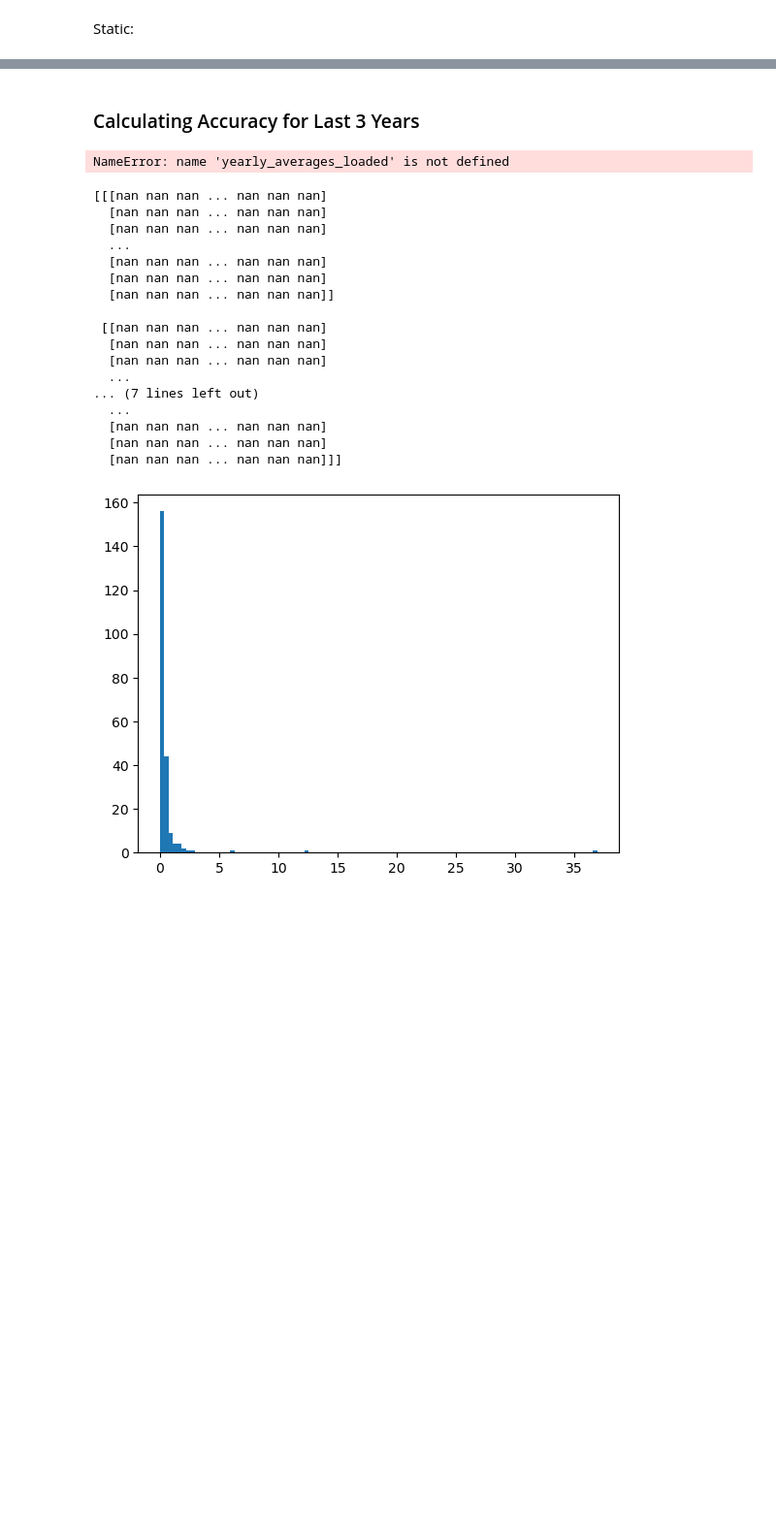
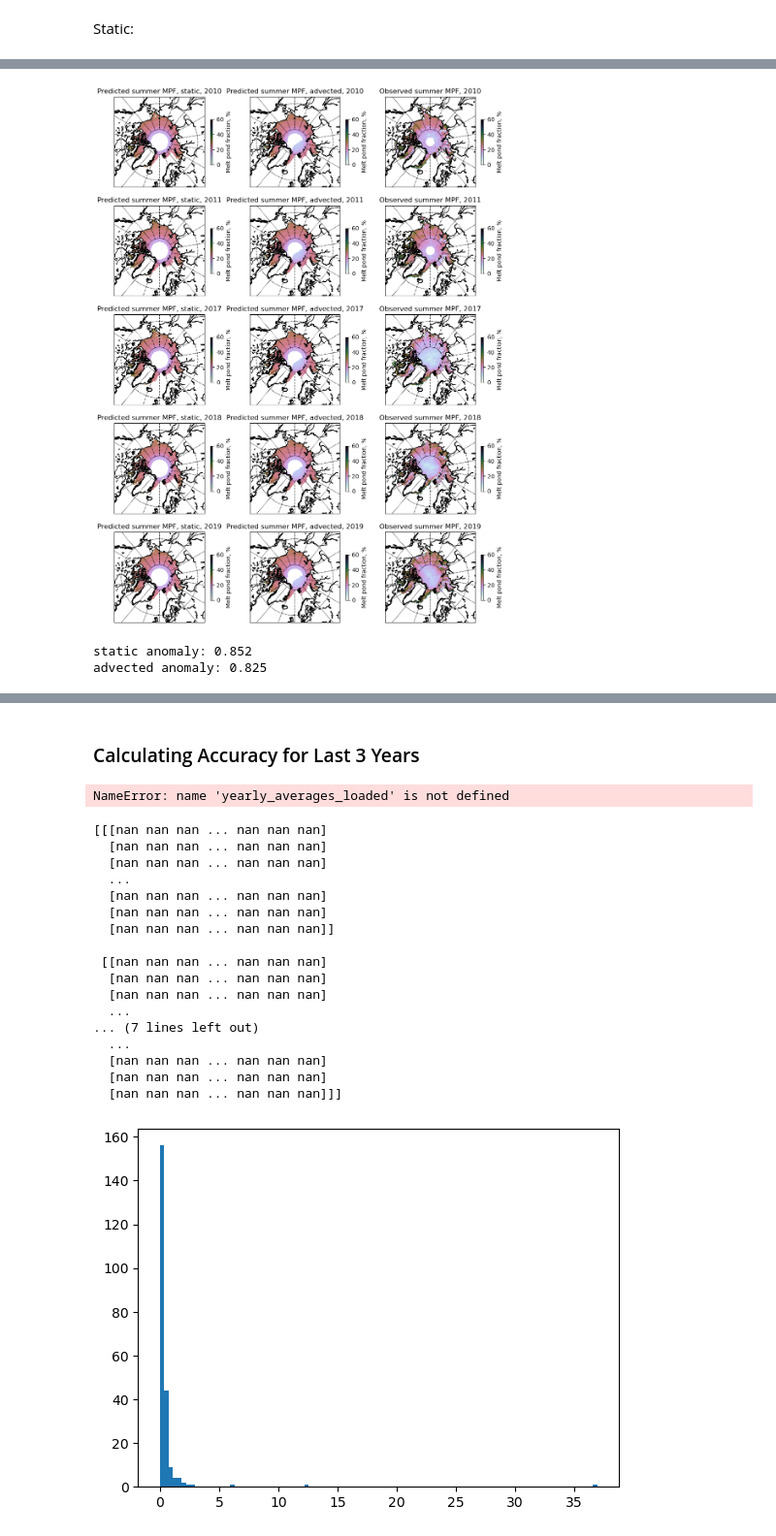
Before and after one commit to rhtweedie/modelled_mpf_with_advection, a Jupyter notebook: lat_analysis_take_2.ipynb, the cells around one changed output, grey strips where cells are left out. Shown at 97% size. Drawn from its saved outputs; the diff is of its cells as text; code cells hidden in the pictures; blank space fills up the shorter version.

```diff
--- a/lat_analysis_take_2.ipynb
+++ b/lat_analysis_take_2.ipynb
@@ -797,3 +579,61 @@ Loaded MISR data
+# %%
+YEARS = [2010, 2011, 2017, 2018, 2019]
+
+fig = plt.figure(figsize=(12, 20))
+plt.set_cmap('cubehelix_r')
+
+for y in range(len(YEARS)):
+
+    year = YEARS[y]
+
+    ax = fig.add_subplot(6,3,y*3+1)
+    ax.set_title(f'Predicted summer MPF, static, {year}')
+    m = Basemap(projection='npstere',boundinglat=55,lon_0=0,resolution='l')
+    lon_map, lat_map = m(lon_MISR, lat_MISR)
+    m.drawcoastlines()
+    m.drawparallels(np.arange(-80.,81.,20.))
+    m.drawmeridians(np.arange(-180.,181.,20.))
+
+    m.pcolormesh(lon_map, lat_map, all_static_predictions[y].reshape(1000,1000)*100, vmin=0, vmax=60)
+    cbar=plt.colorbar(shrink=0.5, ticks = [0, 20, 40, 60])
+    cbar.set_label('Melt pond fraction, %')
+
+
+    ax = fig.add_subplot(6,3,y*3+2)
+    ax.set_title(f'Predicted summer MPF, advected, {year}')
+    m = Basemap(projection='npstere',boundinglat=55,lon_0=0,resolution='l')
+    m.drawcoastlines()
+    m.drawparallels(np.arange(-80.,81.,20.))
+    m.drawmeridians(np.arange(-180.,181.,20.))
+
+    m.pcolormesh(lon_map, lat_map, all_advected_predictions[y].reshape(1000,1000)*100, vmin=0, vmax=60)
+    cbar=plt.colorbar(shrink=0.5, ticks = [0, 20, 40, 60])
+    cbar.set_label('Melt pond fraction, %')
+
+
+    ax = fig.add_subplot(6,3,y*3+3)
+    ax.set_title(f'Observed summer MPF, {year}')
+    m = Basemap(projection='npstere',boundinglat=55,lon_0=0,resolution='l')
+    m.drawcoastlines()
+    m.drawparallels(np.arange(-80.,81.,20.))
+    m.drawmeridians(np.arange(-180.,181.,20.))
+
+    m.pcolormesh(lon_map, lat_map, all_observed_mpfs[y].reshape(1000,1000)*100, vmin=0, vmax=60)
+    cbar=plt.colorbar(shrink=0.5, ticks = [0, 20, 40, 60])
+    cbar.set_label('Melt pond fraction, %')
+
+
+plt.show()
+# %% [output]
+[figure, added]
+# %%
+mean_static_anomaly = np.nanmean(mean_observed_mpf.ravel() - predicted_mpf_static.ravel()) * 100
+mean_advected_anomaly = np.nanmean(mean_observed_mpf.ravel() - predicted_mpf_advected.ravel()) * 100
+print(f'static anomaly: {np.round(mean_static_anomaly, 3)}')
+print(f'advected anomaly: {np.round(mean_advected_anomaly, 3)}')
+# %% [output]
+static anomaly: 0.852
+advected anomaly: 0.825
 # %%
 print(f'Advected results:\n{results_advected}')
 print(f'Static results:\n{results_static}')
```
Also changed, not shown: parts of 14 cells of this notebook.
